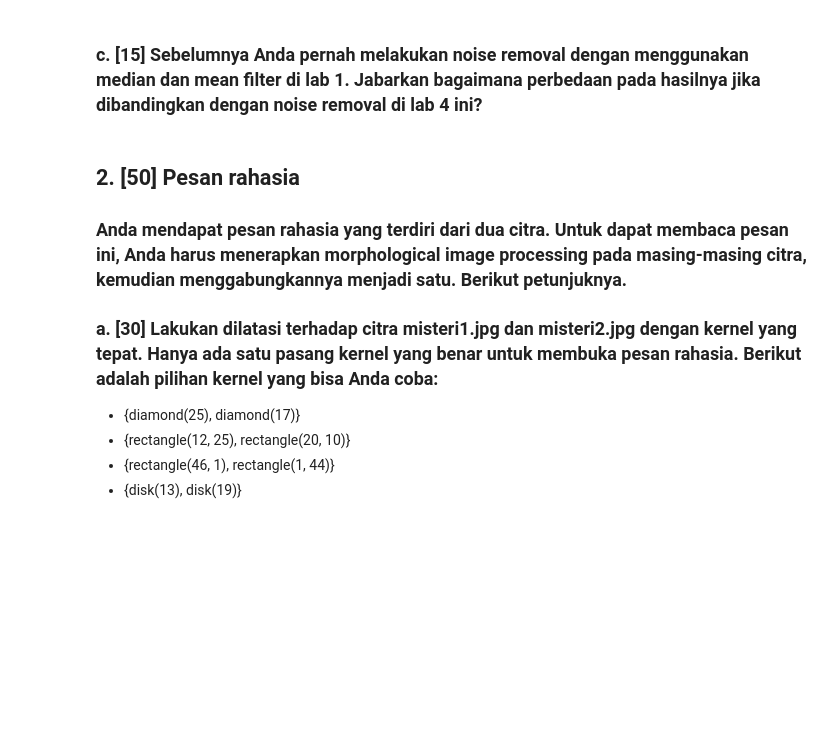
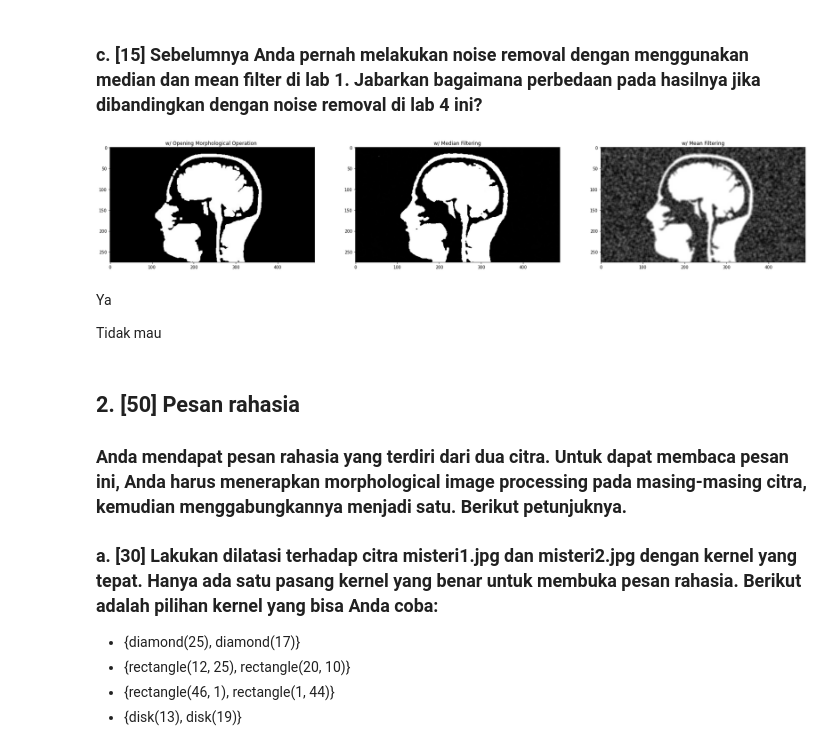
Before and after one commit to fahdikrie/pengcit212, a Jupyter notebook: Lab/Lab 4/Lab4_FahdiiAjmalalFikrie_1906398370.ipynb, the cells around one changed output. Saved outputs shown, nothing was run; the diff lists cells and outputs as text; code cells hidden in the pictures; blank space fills up the shorter version.

```diff
--- a/Lab/Lab 4/Lab4_FahdiiAjmalalFikrie_1906398370.ipynb
+++ b/Lab/Lab 4/Lab4_FahdiiAjmalalFikrie_1906398370.ipynb
@@ -25,5 +49,33 @@ from skimage import util
 # %% [markdown]
 ### c. [15] Sebelumnya Anda pernah melakukan noise removal dengan menggunakan median dan mean filter di lab 1. Jabarkan bagaimana perbedaan pada hasilnya jika dibandingkan dengan noise removal di lab 4 ini?
+# %%
+xray_img_median_filtered = filters.rank.median(xray_img, selem=morphology.square(6))
+xray_img_mean_filtered = filters.rank.mean(xray_img, selem=morphology.square(6))
+
+xray_img_median_filtered_rgb = color.gray2rgb(xray_img_median_filtered)
+xray_img_mean_filtered_rgb = color.gray2rgb(xray_img_mean_filtered)
+
+plt.figure(figsize=(30, 30))
+
+plt.subplot(1, 3, 1)
+plt.imshow(xray_img_opening_rgb, vmin=0, vmax=255)
+plt.title('w/ Opening Morphological Operation ')
+
+plt.subplot(1, 3, 2)
+plt.imshow(xray_img_median_filtered_rgb, vmin=0, vmax=255)
+plt.title('w/ Median Filtering')
+
+plt.subplot(1, 3, 3)
+plt.imshow(xray_img_mean_filtered_rgb, vmin=0, vmax=255)
+plt.title('w/ Mean Filtering')
+
+plt.show()
+# %% [output]
+[figure, added]
+# %% [markdown]
+Ya
+
+ Tidak mau
 # %% [markdown]
 ## 2. [50] Pesan rahasia
 
```
Also changed, not shown: parts of 12 cells of this notebook, 11 other files.
